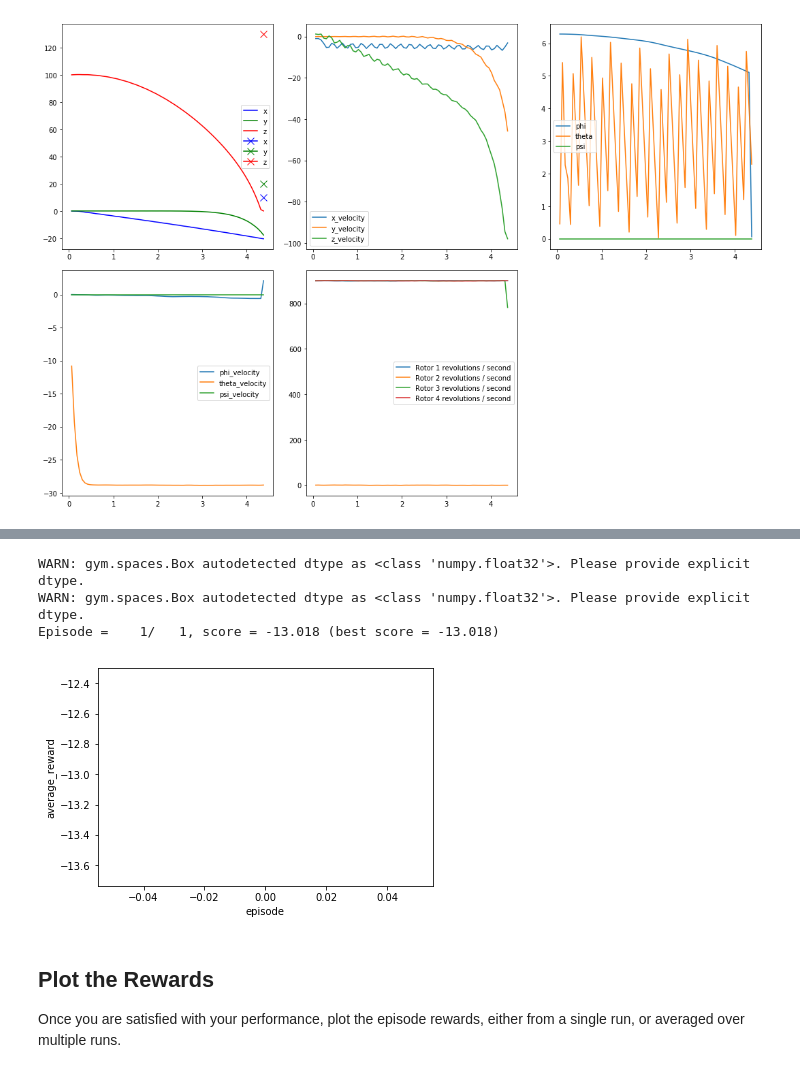
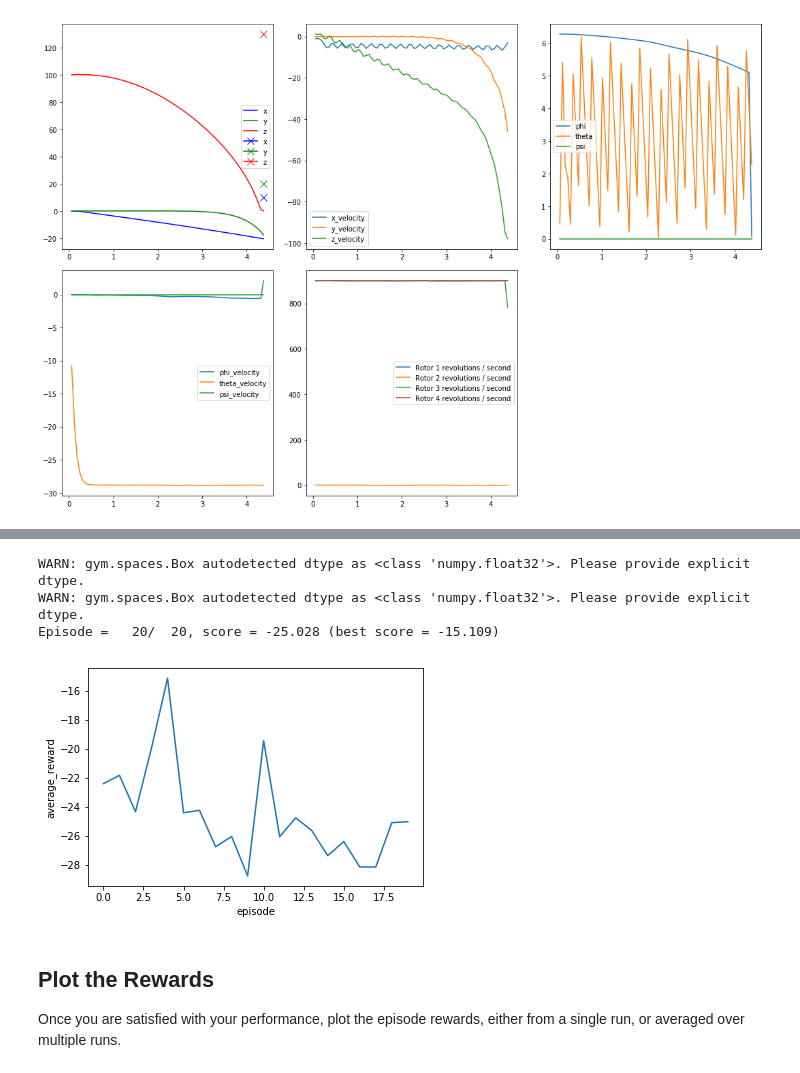
Before and after one commit to KnollFrank/RL-Quadcopter-2, a Jupyter notebook: Quadcopter_Project.ipynb, the cells around one changed output, grey strips where cells are left out. Saved outputs shown, nothing was run; the diff lists cells and outputs as text; code cells hidden in the pictures.

```diff
--- a/Quadcopter_Project.ipynb
+++ b/Quadcopter_Project.ipynb
@@ -322,12 +382,12 @@ Episode =    1/   1, score =  -0.066 (best score =  -0.066)
 # %%
-agent, task, average_rewards_per_episode = train_env('Pendulum-v0', num_episodes = 1)
+agent, task, average_rewards_per_episode = train_env('Pendulum-v0', num_episodes = 20)
 plot_average_rewards_per_episode(average_rewards_per_episode)
 evaluate_and_render(agent, task)
 # %% [output]
 WARN: gym.spaces.Box autodetected dtype as <class 'numpy.float32'>. Please provide explicit dtype.
 WARN: gym.spaces.Box autodetected dtype as <class 'numpy.float32'>. Please provide explicit dtype.
-Episode =    1/   1, score = -13.018 (best score = -13.018)
+Episode =   20/  20, score = -25.028 (best score = -15.109)
-[figure, old version]
+[figure, new version]
 # %% [markdown]
 ## Plot the Rewards
 
```
Also changed, not shown: parts of 10 cells of this notebook.
